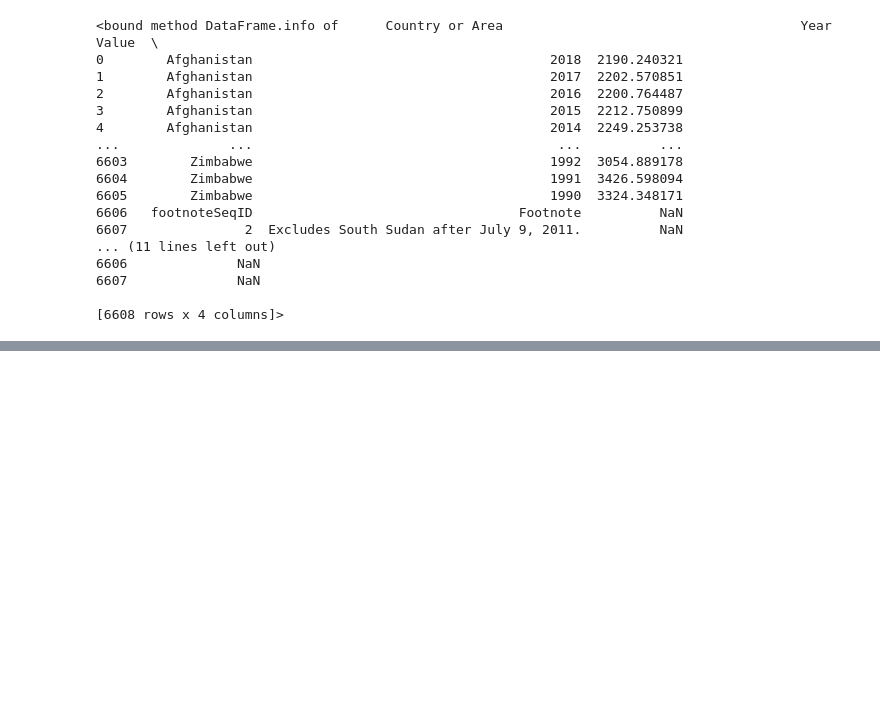
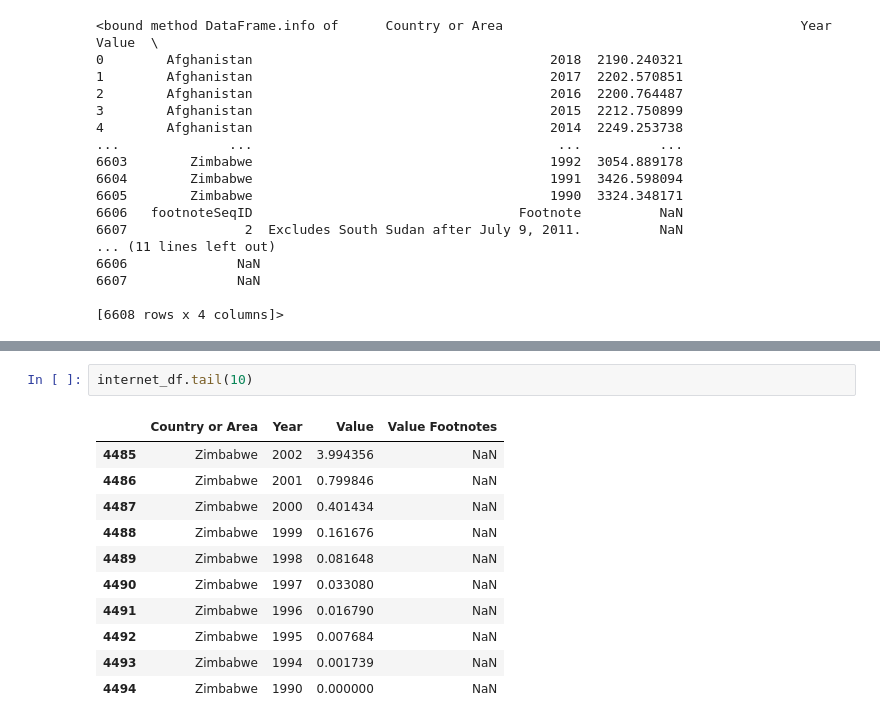
Before and after one commit to Abdullah0930/gdp-and-internet-usage, a Jupyter notebook: gdp and internet usage.ipynb, the cells around one changed output, grey strips where cells are left out. Saved outputs shown, nothing was run; the diff lists cells and outputs as text; blank space fills up the shorter version.

```diff
--- a/gdp and internet usage.ipynb
+++ b/gdp and internet usage.ipynb
@@ -73,0 +90,14 @@ gdp_df.info
+# %%
+internet_df.tail(10)
+# %% [output]
+|  | Country or Area | Year | Value | Value Footnotes |
+| 4485 | Zimbabwe | 2002 | 3.994356 | NaN |
+| 4486 | Zimbabwe | 2001 | 0.799846 | NaN |
+| 4487 | Zimbabwe | 2000 | 0.401434 | NaN |
+| 4488 | Zimbabwe | 1999 | 0.161676 | NaN |
+| 4489 | Zimbabwe | 1998 | 0.081648 | NaN |
+| 4490 | Zimbabwe | 1997 | 0.033080 | NaN |
+| 4491 | Zimbabwe | 1996 | 0.016790 | NaN |
+| 4492 | Zimbabwe | 1995 | 0.007684 | NaN |
+| 4493 | Zimbabwe | 1994 | 0.001739 | NaN |
+| 4494 | Zimbabwe | 1990 | 0.000000 | NaN |
```
Also changed, not shown: parts of 12 cells of this notebook.
